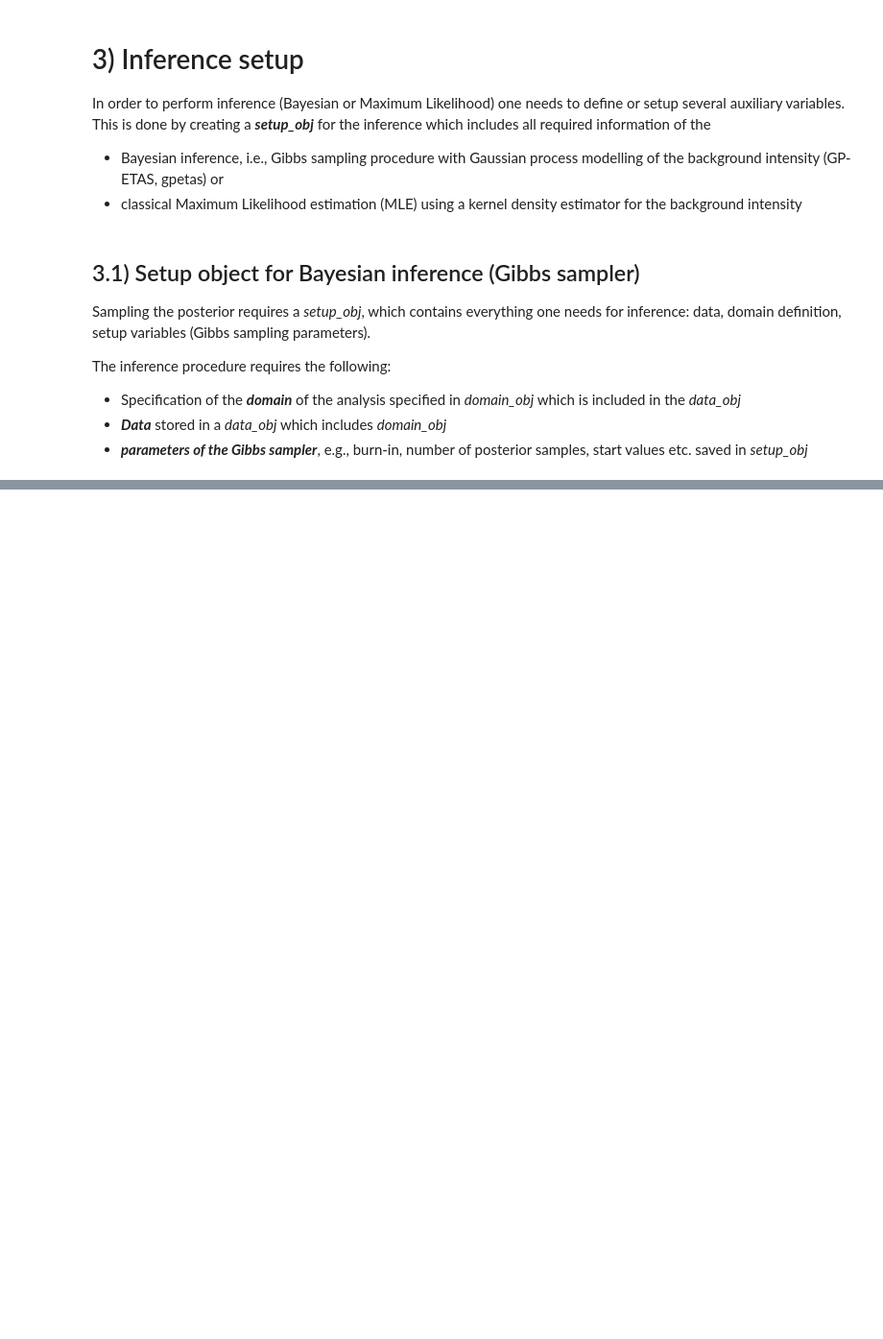
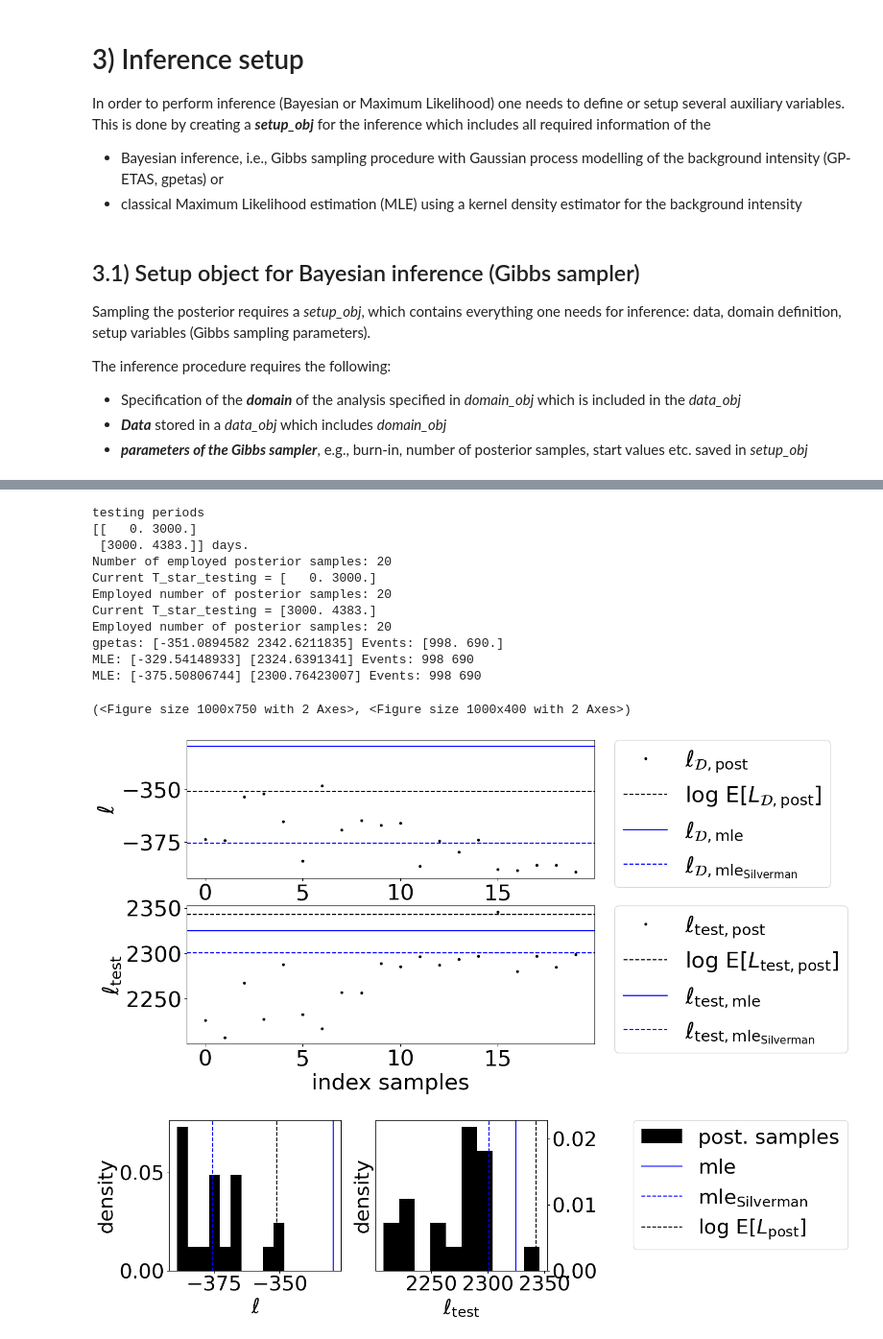
Before and after one commit to chris-molki/gpetas, a Jupyter notebook: examples/Data_and_setup.ipynb, the cells around one changed output, grey strips where cells are left out. Shown at 96% size. Cells and saved outputs as stored; diff of their text form; code cells hidden in the pictures; blank space fills up the shorter version.

Commit message:
until gibbs sampler obj

```diff
--- a/examples/Data_and_setup.ipynb
+++ b/examples/Data_and_setup.ipynb
@@ -263,0 +296,24 @@ python3.9 demo_inference_setup_obj_v008.py --fsetup output/inference_results/set
+# %%
+fname='output/inference_results/GS_save_data_Rxxx.bin'
+save_obj_GS = np.load(fname,allow_pickle=True)
+fname='output/inference_results/mle_default_hmin_Rxxx.all'
+mle_obj = np.load(fname,allow_pickle=True) #default
+fname='output/inference_results/mle_silverman_hmin_Rxxx.all'
+mle_obj_silverman = np.load(fname,allow_pickle=True)
+# %%
+gpetas.plotting.plot_l_ltest(save_obj_GS=save_obj_GS,mle_obj=mle_obj,mle_obj_silverman=mle_obj_silverman)
+# %% [output]
+testing periods
+[[   0. 3000.]
+ [3000. 4383.]] days.
+Number of employed posterior samples: 20
+Current T_star_testing = [   0. 3000.]
+Employed number of posterior samples: 20
+Current T_star_testing = [3000. 4383.]
+Employed number of posterior samples: 20
+gpetas: [-351.0894582 2342.6211835] Events: [998. 690.]
+MLE: [-329.54148933] [2324.6391341] Events: 998 690
+MLE: [-375.50806744] [2300.76423007] Events: 998 690
+(<Figure size 1000x750 with 2 Axes>, <Figure size 1000x400 with 2 Axes>)
+[figure, added]
+[figure, added]
```
Also changed, not shown: parts of 7 cells of this notebook, 1 other file.
